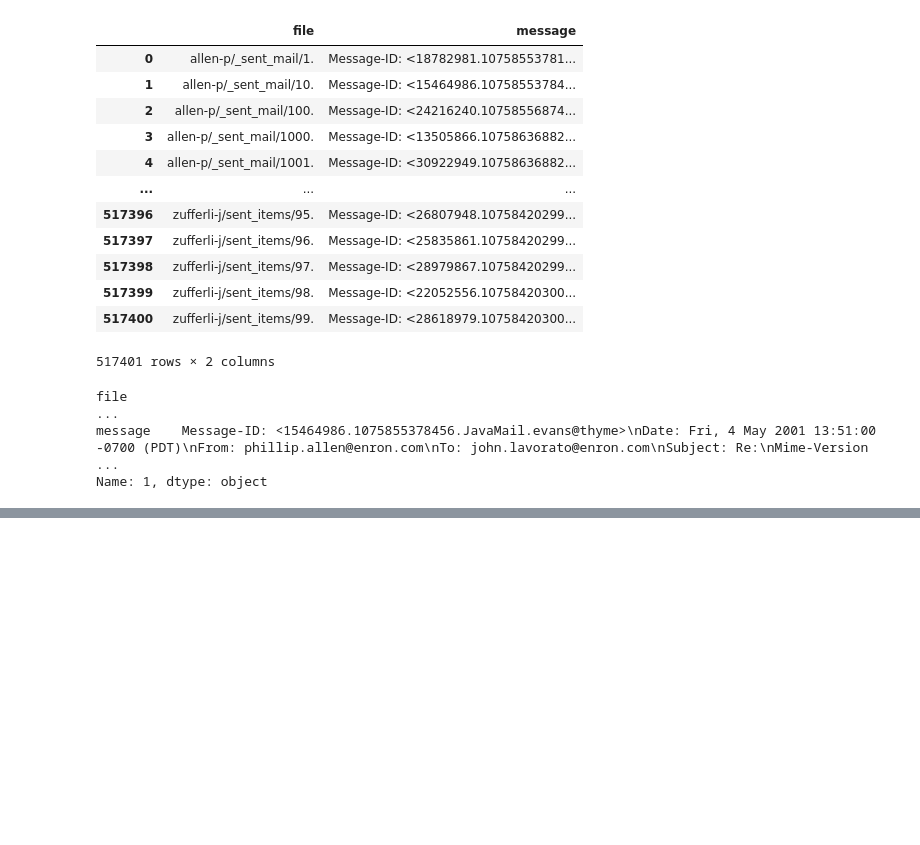
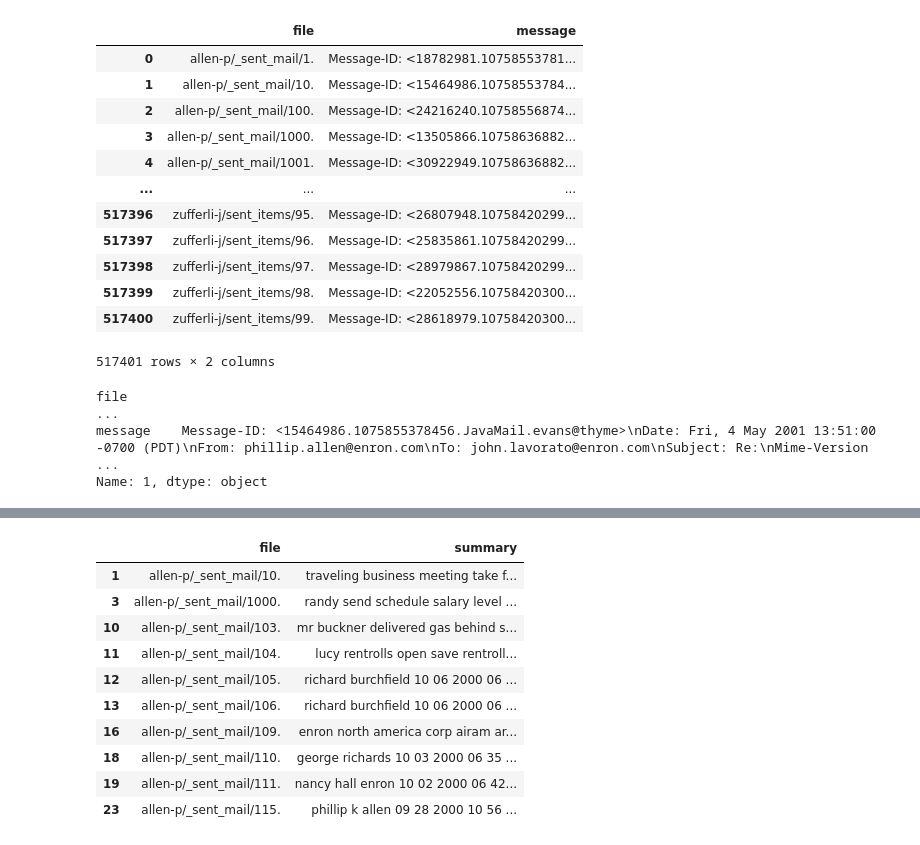
Before and after one commit to Esme-raida/Email_Summaizer, a Jupyter notebook: main.ipynb, the cells around one changed output, grey strips where cells are left out. Drawn from its saved outputs; the diff is of its cells as text; code cells hidden in the pictures; blank space fills up the shorter version.

```diff
--- a/main.ipynb
+++ b/main.ipynb
@@ -176,0 +479,3 @@ df.head()
+# %%
+vectorizer = TfidfVectorizer() ## initializing
+tfidf_matrix = vectorizer.fit_transform(filtered_df["nltk_processed_text"]) ## creating a td idf matrix from processed data
@@ -176,0 +488,12 @@ df.head()
+# %%
+row = tfidf_matrix[0].toarray().flatten() ##getting row as a dense array
+# %%
+try:
+    top_n = 10
+    top_indices = row.argsort()[::-1][:top_n]
+
+    print("\nTop terms in first email:")
+    for idx in top_indices:
+        print(f"{feature_names[idx]}: {row[idx]:.4f}")
+except Exception as e:
+    print(f"Error during extractive summarization: {e}")
@@ -176,0 +567,4 @@ df.head()
+# %%
+preview_df = filtered_df.copy()  # if not already done
+preview_df["summary"] = preview_df["nltk_processed_text"].apply(summarize_email)  # or keyword_summary
+print(preview_df[["file", "summary"]].head(10))
@@ -176,0 +589,17 @@ df.head()
+# %%
+from IPython.display import display
+
+# Display first 10 summaries as a table
+display(preview_df[["file", "summary"]].head(10))
+# %% [output]
+|  | file | summary |
+| 1 | allen-p/_sent_mail/10. | traveling business meeting take f... |
+| 3 | allen-p/_sent_mail/1000. | randy send schedule salary level ... |
+| 10 | allen-p/_sent_mail/103. | mr buckner delivered gas behind s... |
+| 11 | allen-p/_sent_mail/104. | lucy rentrolls open save rentroll... |
+| 12 | allen-p/_sent_mail/105. | richard burchfield 10 06 2000 06 ... |
+| 13 | allen-p/_sent_mail/106. | richard burchfield 10 06 2000 06 ... |
+| 16 | allen-p/_sent_mail/109. | enron north america corp airam ar... |
+| 18 | allen-p/_sent_mail/110. | george richards 10 03 2000 06 35 ... |
+| 19 | allen-p/_sent_mail/111. | nancy hall enron 10 02 2000 06 42... |
+| 23 | allen-p/_sent_mail/115. | phillip k allen 09 28 2000 10 56 ... |
```
Also changed, not shown: parts of 55 cells of this notebook.
